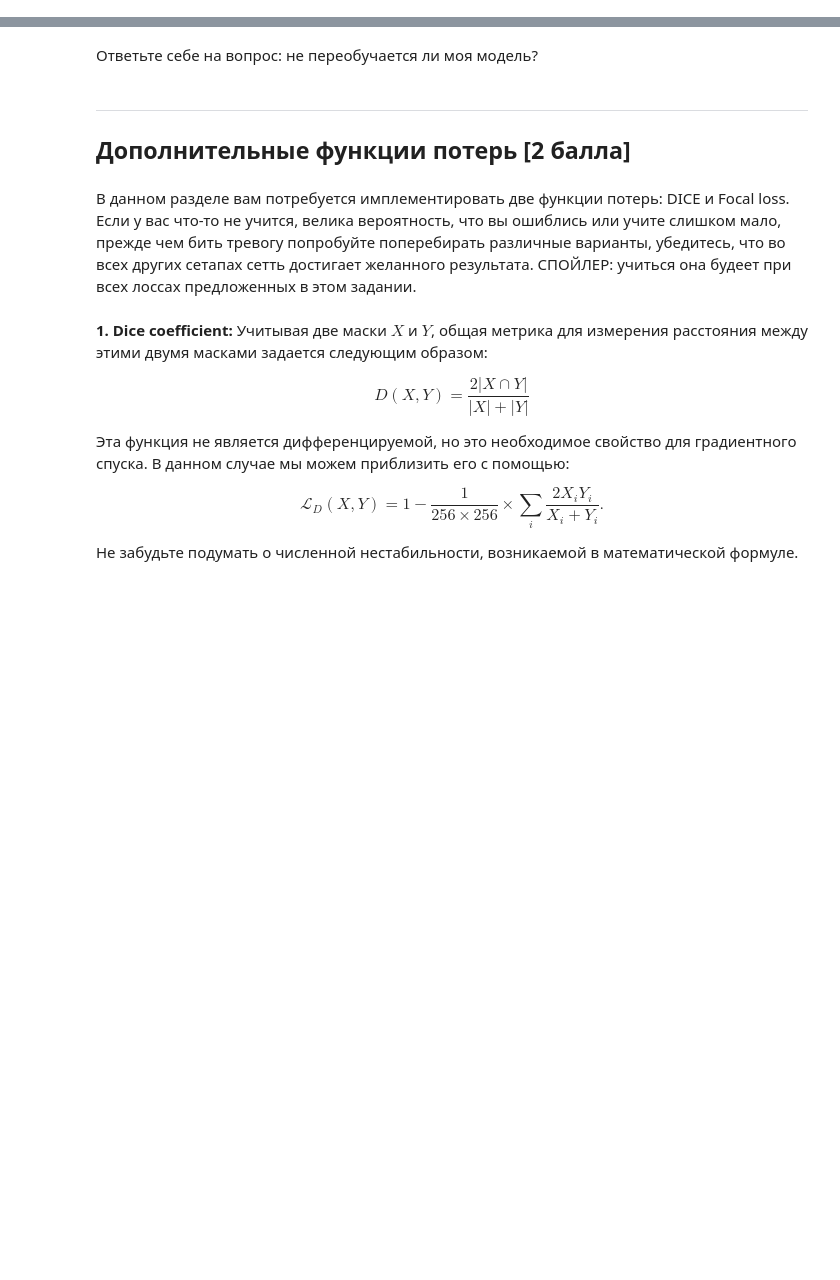
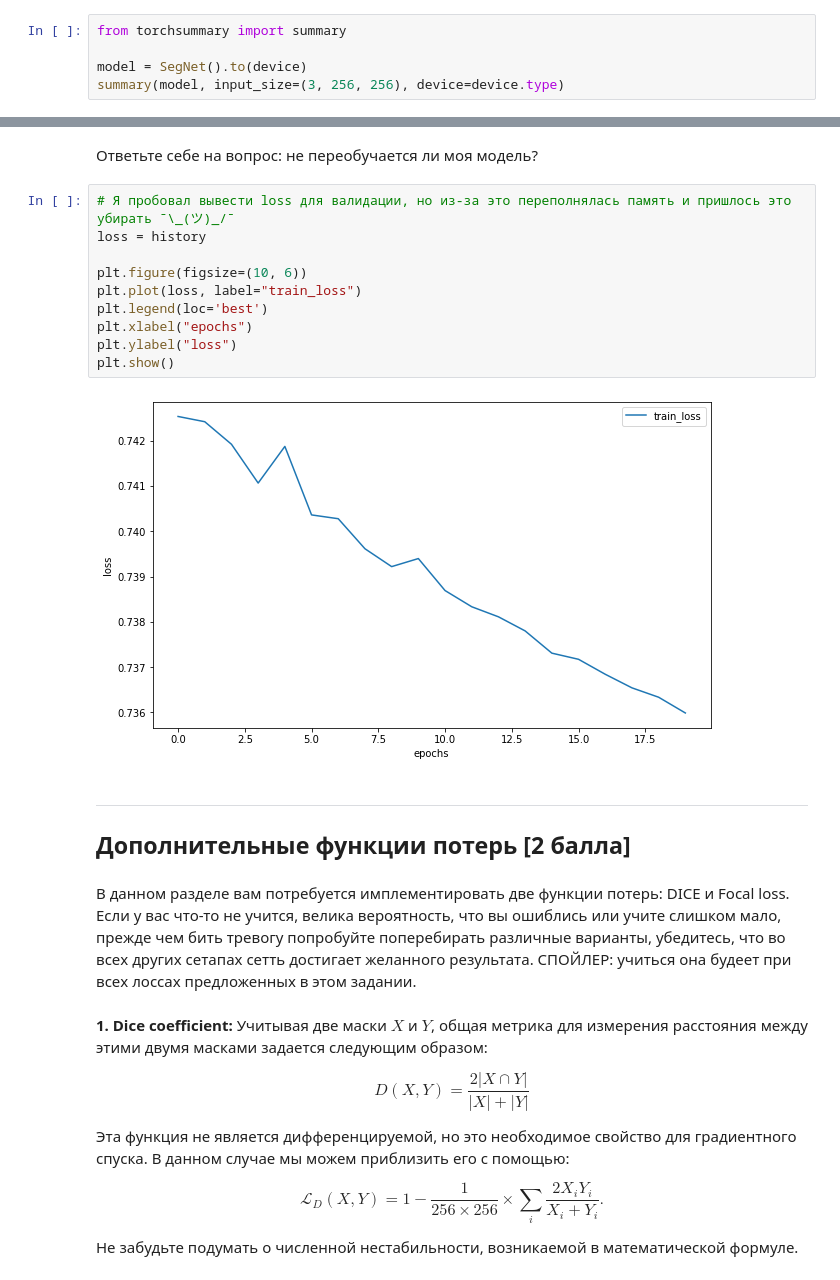
Before and after one commit to LevPerla/DLS_CV_Course, a Jupyter notebook: homeworks_2/[hw]semantic_segmentation.ipynb, the cells around one changed output, grey strips where cells are left out. Saved outputs shown, nothing was run; the diff lists cells and outputs as text; blank space fills up the shorter version.

```diff
--- a/homeworks_2/[hw]semantic_segmentation.ipynb
+++ b/homeworks_2/[hw]semantic_segmentation.ipynb
@@ -202,0 +235,5 @@ class SegNet(nn.Module):
+# %%
+from torchsummary import summary
+
+model = SegNet().to(device)
+summary(model, input_size=(3, 256, 256), device=device.type)
@@ -334,5 +406,17 @@ score_model(model, iou_pytorch, data_val)
 # %% [markdown]
 Ответьте себе на вопрос: не переобучается ли моя модель?
+# %%
+# Я пробовал вывести loss для валидации, но из-за это переполнялась память и пришлось это убирать ¯\_(ツ)_/¯
+loss = history
+
+plt.figure(figsize=(10, 6))
+plt.plot(loss, label="train_loss")
+plt.legend(loc='best')
+plt.xlabel("epochs")
+plt.ylabel("loss")
+plt.show()
+# %% [output]
+[figure, added]
 # %% [markdown]
 -----------------------------------------------------------------------------------------
 
```
Also changed, not shown: parts of 28 cells of this notebook.
